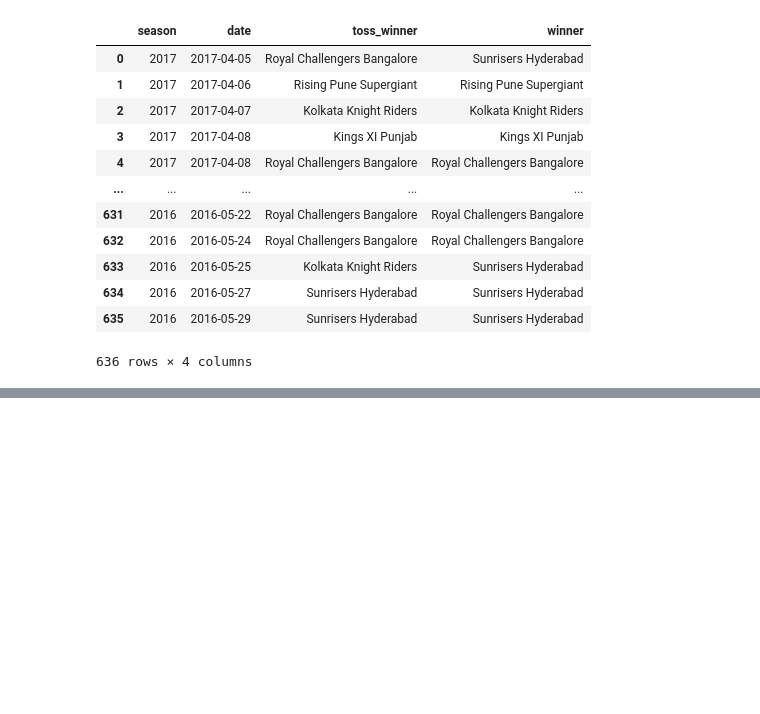
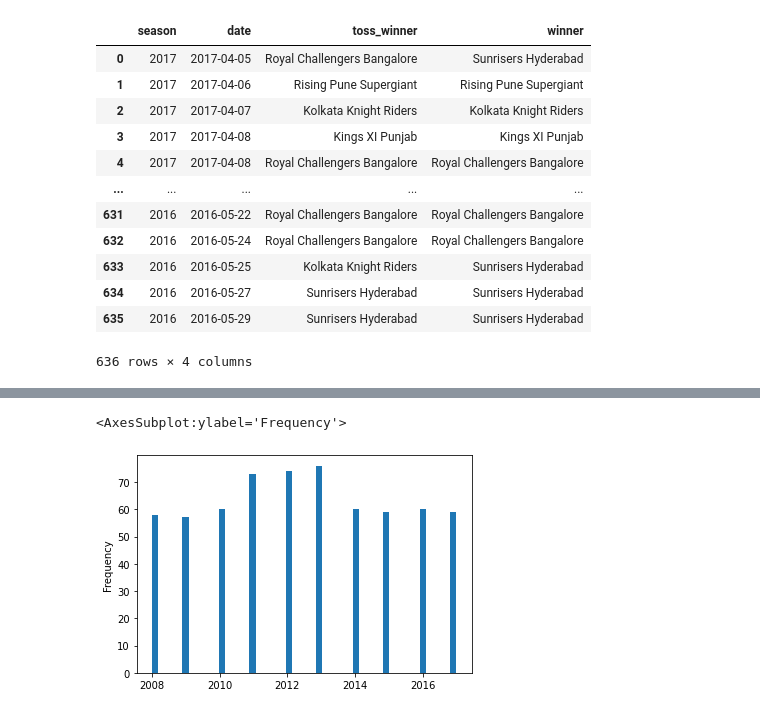
Before and after one commit to DeependraVerma/pandas-practice, a Jupyter notebook: Part -1 .ipynb, the cells around one changed output, grey strips where cells are left out. Drawn from its saved outputs; the diff is of its cells as text; code cells hidden in the pictures; blank space fills up the shorter version.

```diff
--- a/Part -1 .ipynb
+++ b/Part -1 .ipynb
@@ -174,0 +267,5 @@ df.iloc[:,[1,3,6,10]]
+# %%
+df["season"].plot(kind = "hist", bins = 50)
+# %% [output]
+<AxesSubplot:ylabel='Frequency'>
+[figure, added]
```
Also changed, not shown: parts of 19 cells of this notebook, 1 other file.
